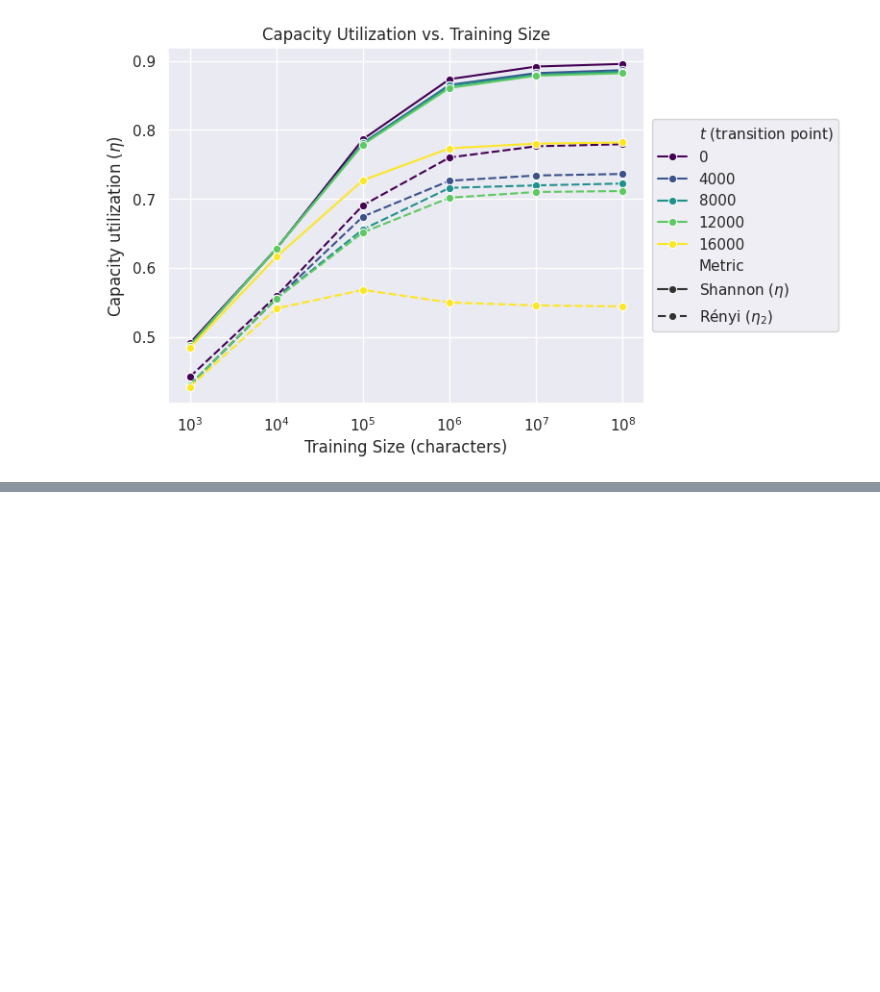
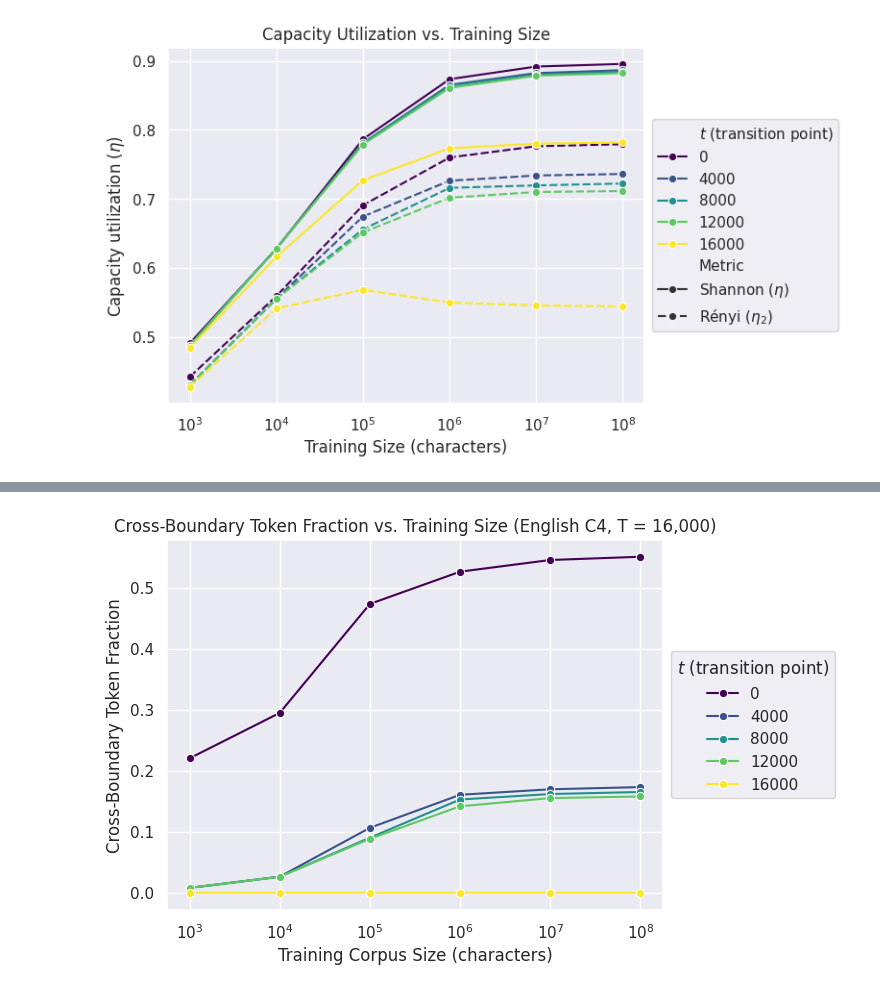
Before and after one commit to vincentczhou/cse493s-spring26-project, a Jupyter notebook: notebooks/figures.ipynb, the cells around one changed output, grey strips where cells are left out. Saved outputs shown, nothing was run; the diff lists cells and outputs as text; code cells hidden in the pictures; blank space fills up the shorter version.

Commit message:
feat: cross-boundary metric figure

```diff
--- a/notebooks/figures.ipynb
+++ b/notebooks/figures.ipynb
@@ -340,0 +345,24 @@ for text in capacity_utilization_fig.get_legend().get_texts():
+# %%
+cbf_fig = sns.lineplot(
+    data=df,
+    x="train_chars",
+    y="cross_boundary_frac",
+    hue="t",
+    marker="o",
+    palette="viridis",
+)
+
+cbf_fig.set(
+    xscale="log",
+    xlabel="Training Corpus Size (characters)",
+    ylabel="Cross-Boundary Token Fraction",
+    title="Cross-Boundary Token Fraction vs. Training Size (English C4, T = 16,000)",
+)
+sns.move_legend(
+    cbf_fig,
+    "center left",
+    bbox_to_anchor=(1, 0.5),
+    title=r"$t$ (transition point)",
+)
+# %% [output]
+[figure, added]
```
Also changed, not shown: parts of 3 cells of this notebook.
